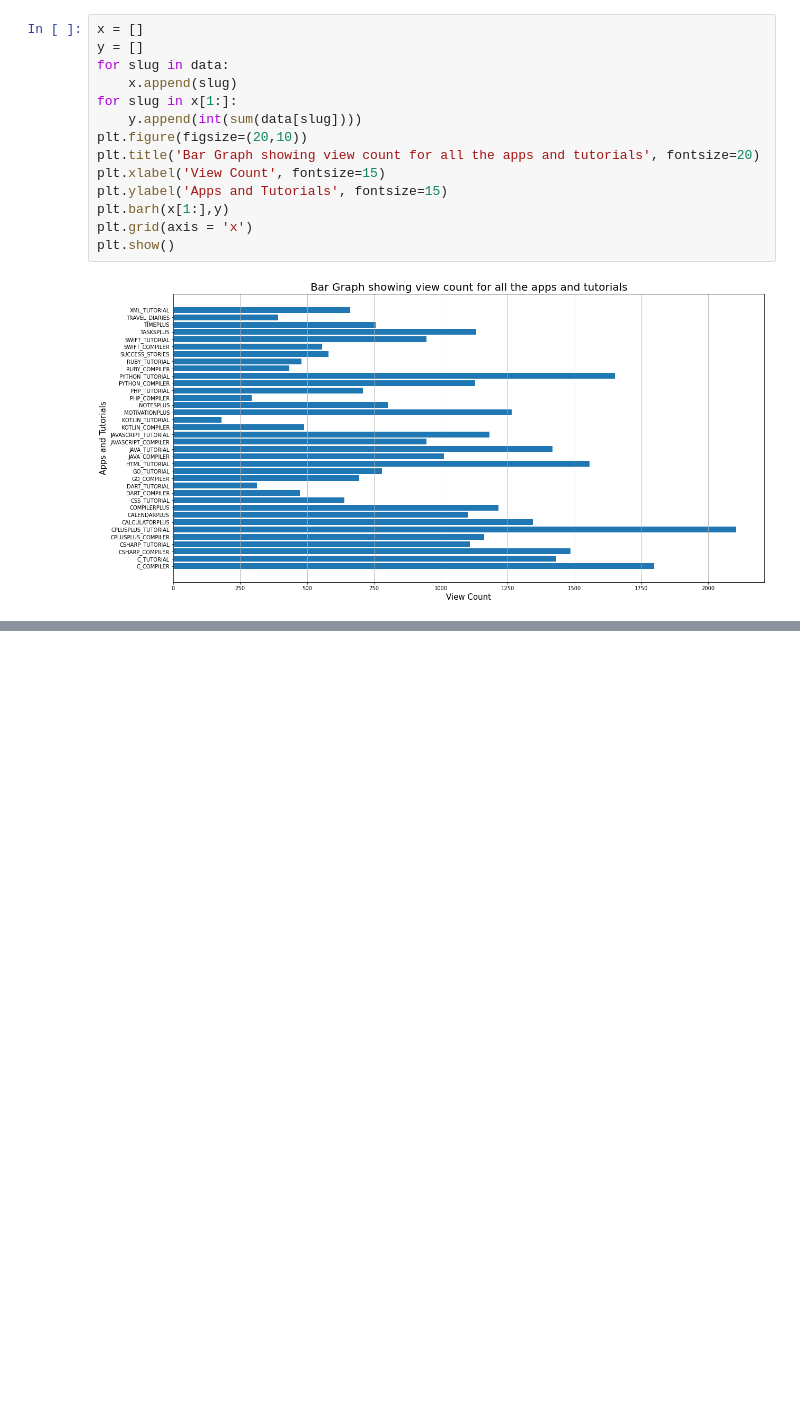
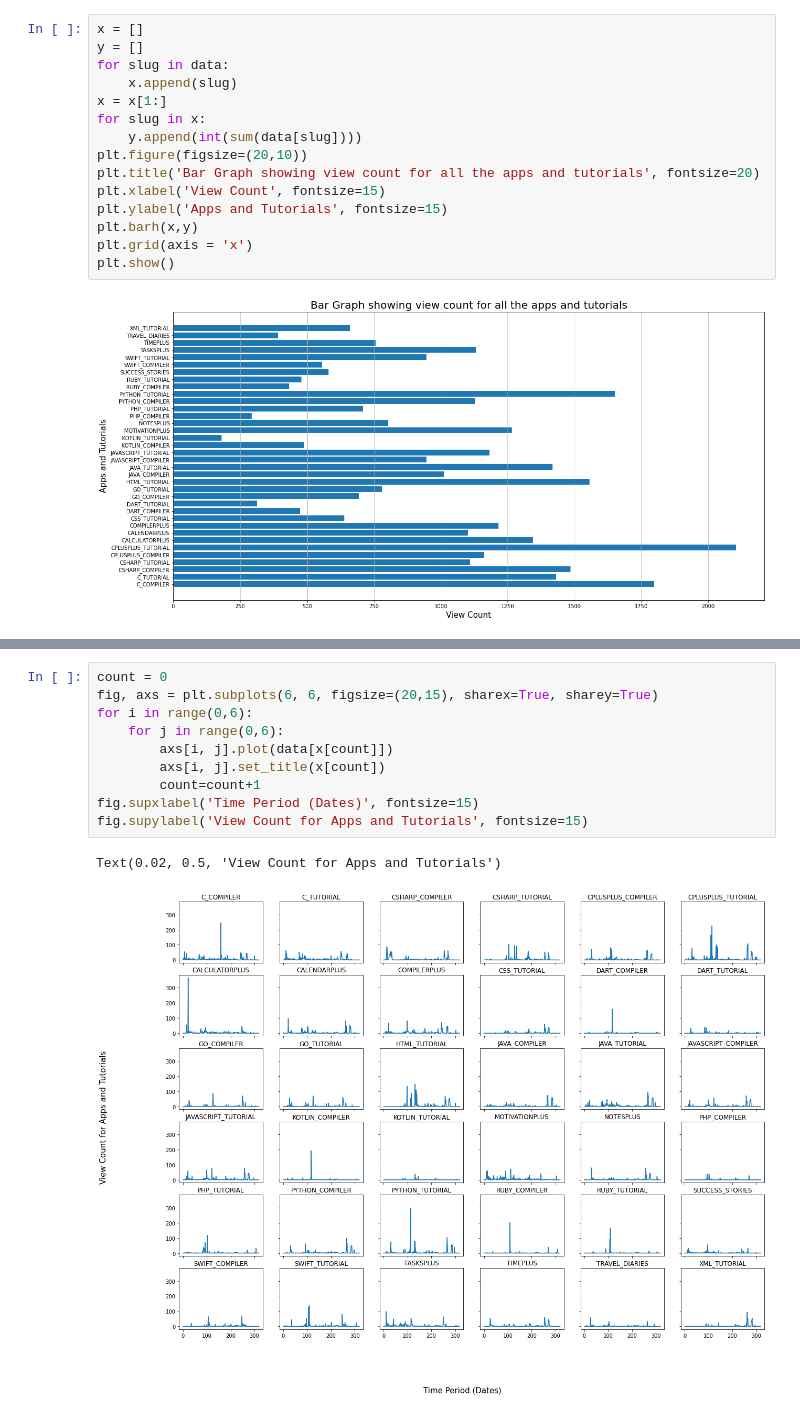
Before and after one commit to PrajjwalPathak/One-Percent-Projects, a Jupyter notebook: Data_Analysis/CDM_App_Date_Google.ipynb, the cells around one changed output, grey strips where cells are left out. Saved outputs shown, nothing was run; the diff lists cells and outputs as text; blank space fills up the shorter version.

Commit message:
Updated Console Digital Marketing App Date Google data analysis

```diff
--- a/Data_Analysis/CDM_App_Date_Google.ipynb
+++ b/Data_Analysis/CDM_App_Date_Google.ipynb
@@ -26,13 +26,14 @@ x = []
 y = []
 for slug in data:
     x.append(slug)
-for slug in x[1:]:
+x = x[1:]
+for slug in x:
     y.append(int(sum(data[slug])))
 plt.figure(figsize=(20,10))
 plt.title('Bar Graph showing view count for all the apps and tutorials', fontsize=20)
 plt.xlabel('View Count', fontsize=15)
 plt.ylabel('Apps and Tutorials', fontsize=15)
-plt.barh(x[1:],y)
+plt.barh(x,y)
 plt.grid(axis = 'x')
 plt.show()
 # %% [output]
@@ -39,0 +52,13 @@ plt.show()
+# %%
+count = 0
+fig, axs = plt.subplots(6, 6, figsize=(20,15), sharex=True, sharey=True)
+for i in range(0,6):
+    for j in range(0,6):
+        axs[i, j].plot(data[x[count]])
+        axs[i, j].set_title(x[count])
+        count=count+1
+fig.supxlabel('Time Period (Dates)', fontsize=15)
+fig.supylabel('View Count for Apps and Tutorials', fontsize=15)
+# %% [output]
+Text(0.02, 0.5, 'View Count for Apps and Tutorials')
+[figure, added]
```
Also changed, not shown: parts of 5 cells of this notebook.
